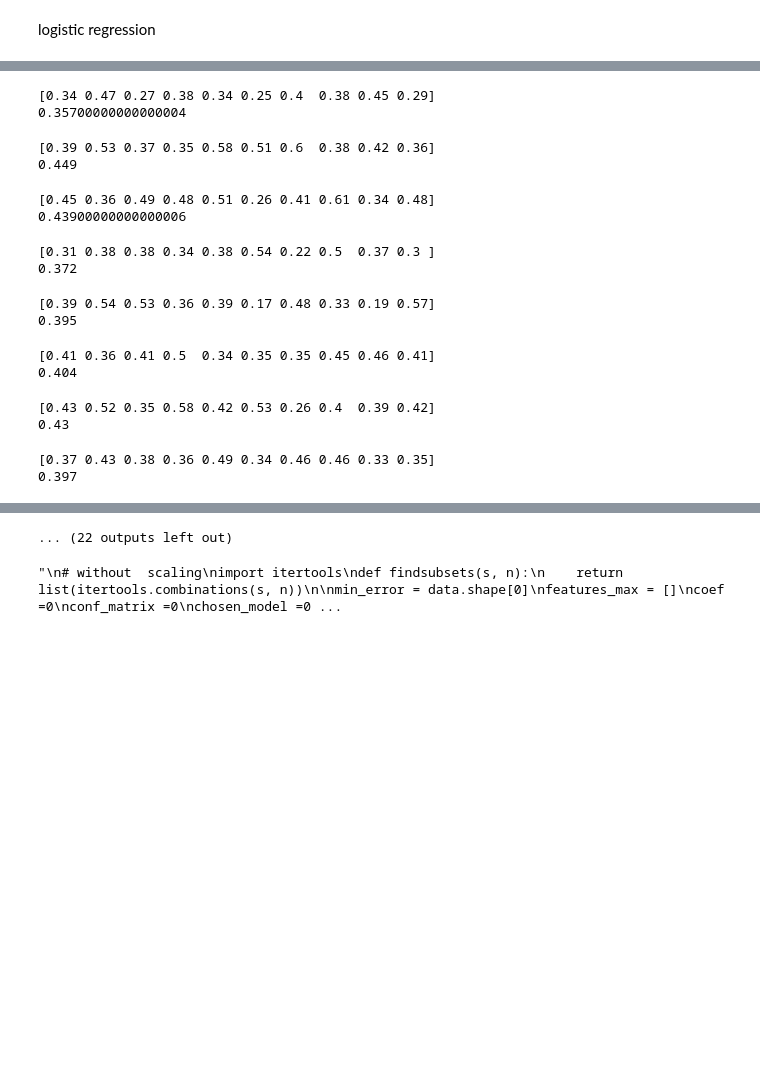
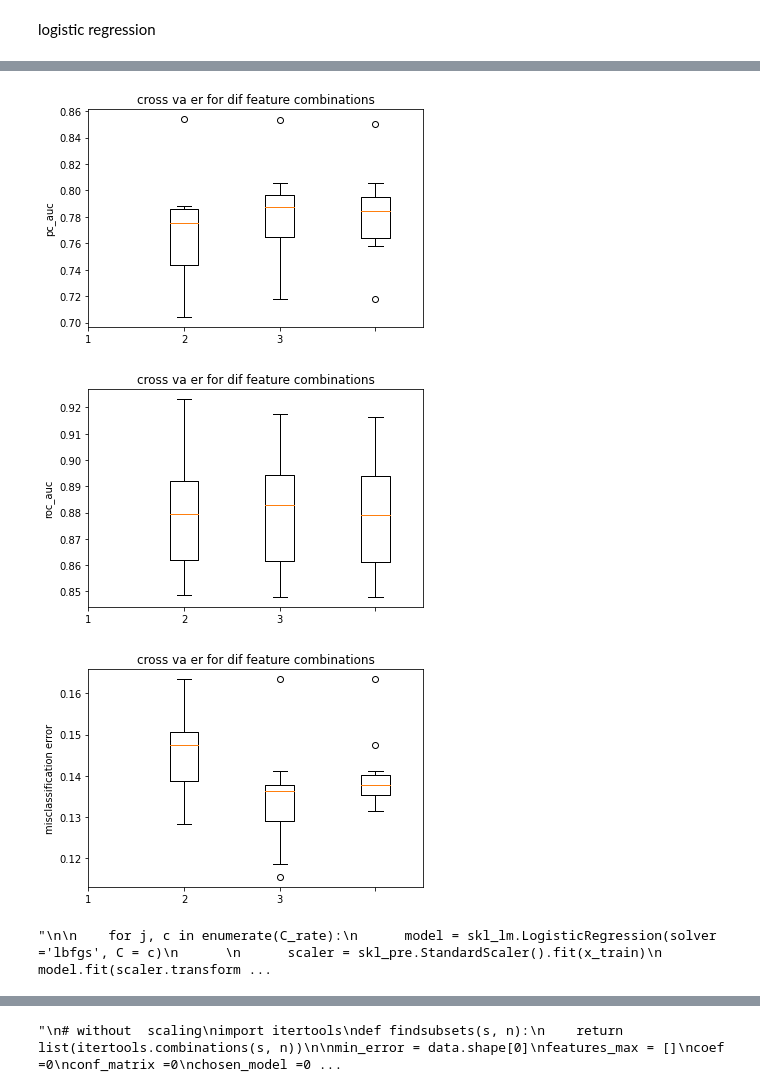
Before and after one commit to IZ001/Stat-Machine-Learning, a Jupyter notebook: Project_SML.ipynb, the cells around one changed output, grey strips where cells are left out. Drawn from its saved outputs; the diff is of its cells as text; code cells hidden in the pictures; blank space fills up the shorter version.

Commit message:
cross validation of hyper parameters, cross validation of different models, cross validation of r

```diff
--- a/Project_SML.ipynb
+++ b/Project_SML.ipynb
@@ -291,14 +291,14 @@ roc_auc_max = 0
 f1_a = 0
 
 s = {'Number words female', 'Total words', 'Number of words lead', 'Difference in words lead and co-lead', 'Number of male actors', 'Year', 'Number of female actors', 'Number words male', 'Gross', 'Mean Age Male', 'Mean Age Female','Age Lead', 'Age Co-Lead'}
-n = 10
+n = 13
 
 # define model
 
 #weights = {0:1.0, 1:3.0}
 #model = skl_lm.LogisticRegression(solver ='lbfgs', class_weight=weights)
 # liblinear, 'lbfgs'
-model = skl_lm.LogisticRegression(solver ='liblinear')
+model = skl_lm.LogisticRegression(solver ='liblinear',C = 0.04716237184469433, penalty = 'l1')
 
 subsets = findsubsets(s, n)
 for s in subsets:
@@ -307,7 +307,7 @@ for s in subsets:
   #input_variables = ['Number of male actors', 'Gross', 'Mean Age Male', 'Age Lead', 'Number of words lead', 'Difference in words lead and co-lead', 'Year', 'Age Co-Lead', 'Number of female actors', 'Number words female']
   #[[-0.63744641  1.71961313 -2.05033302  0.02429466  0.58819222  1.43915913
   #-1.52387598  0.13443677  0.05252372 -0.25325762]]
-  input_variables = ['Number of male actors', 'Gross', 'Mean Age Male', 'Age Lead', 'Number of words lead', 'Difference in words lead and co-lead', 'Year', 'Age Co-Lead', 'Number of female actors', 'Number words female']
+  #input_variables = ['Number of male actors', 'Difference in words lead and co-lead', 'Number words female', 'Number of female actors', 'Age Co-Lead', 'Age Lead', 'Mean Age Male', 'Number of words lead']
   #[[-5.30473847e-02  8.50788826e-04 -1.05862478e-03 -1.38213617e-03
    #5.10226686e-02  7.60804437e-01 -8.04861665e-04 -2.01712390e-05
    #6.42714045e-03 -6.60983951e-05]]
@@ -432,7 +433,7 @@ def find_r(prob, y_test):
 
 # cross-validation of r
 #import sklearn.model_selection as skl_ms
-features =['Number of male actors', 'Difference in words lead and co-lead', 'Number words female', 'Number of female actors', 'Age Co-Lead', 'Age Lead', 'Mean Age Male', 'Number of words lead']
+features =['Number of male actors', 'Gross', 'Mean Age Male', 'Age Lead', 'Number of words lead', 'Difference in words lead and co-lead', 'Year', 'Age Co-Lead', 'Number of female actors', 'Number words female', 'Total words', 'Mean Age Female', 'Number words male']
 
 def calculate_average_r(features, X, y):
   n_runs = 10
@@ -454,8 +455,8 @@ def calculate_average_r(features, X, y):
 
     tr_rates_n[i] = find_r(predict_prob, y_val)
 
-  print(tr_rates_n)
-  print(np.average(tr_rates_n))
+  #print(tr_rates_n)
+  #print(np.average(tr_rates_n))
   return np.average(tr_rates_n)
 
 
@@ -475,6 +476,7 @@ n_runs = 10
 pc_auc_n =np.zeros((n_runs, len(features_list)))
 roc_auc_n = np.zeros((n_runs, len(features_list)))
 misclassification_n = np.zeros((n_runs, len(features_list)))
+tr_rate_models = []
 
 X = data.drop(columns = 'Lead')
 y = data['Lead']
@@ -492,91 +494,35 @@ for i in range(n_runs):
     predict_prob = model.predict_proba(scaler.transform(X_val[features]))
     # calculate the metrics
     precision, recall, _ = precision_recall_curve(y_val, predict_prob[:,1])
 
     pc_auc_n[i,j] = auc(recall, precision)
     roc_auc_n[i,j] = roc_auc_score(y_val, predict_prob[:,1])
 
     tr_rate = calculate_average_r(features, X, y)
     prediction = np.where(predict_prob[:,1] > tr_rate, 1, 0)
     misclassification_n[i,j] = (np.mean(prediction != y_val))
 
+    tr_rate_models.append(tr_rate)
 
 plt.boxplot(pc_auc_n)
 plt.title('cross va er for dif feature combinations')
 plt.xticks(np.arange(len(features_list)+1))
 plt.ylabel('pc_auc')
 plt.show()
 
 plt.boxplot(roc_auc_n)
 plt.title('cross va er for dif feature combinations')
 plt.xticks(np.arange(len(features_list)+1))
 plt.ylabel('roc_auc')
 plt.show()
 
 plt.boxplot(misclassification_n)
 plt.title('cross va er for dif feature combinations')
 plt.xticks(np.arange(len(features_list)+1))
 plt.ylabel('misclassification error')
 plt.show()
-
-'''
-
-    for j, c in enumerate(C_rate):
-      model = skl_lm.LogisticRegression(solver ='lbfgs', C = c)
-
-      scaler = skl_pre.StandardScaler().fit(x_train)
-      model.fit(scaler.transform(X_train, y_train )
-
-      predict_prob = model.predict_proba(scaler.transform(X_val))
-      # calculate the precision-recall auc
-      precision, recall, _ = precision_recall_curve(y_test, predict_prob[:,1])
-      pc_auc = auc(recall, precision)
-      f1[i,j] =
-
-
-      predict_prob = model.predict_proba(scaler.transform(X_val))
-
-
-
-      P = np.sum(y_test == positive_class)
-
-      prediction = np.empty(len(x_test), dtype ='object')
-
-      tr_val = np.linspace(0.00 , 1, num =101)
-      #print(model.classes_)
-      f1_max = 0
-      k_f1 = 0
-
-      for k in tr_val:
-        prediction = np.where(prob[:,1] > k, positive_class, negative_class)
-        P_star = np.sum(prediction == positive_class)
-        tr_pos = np.sum((prediction == y_test)&(prediction == positive_class))
-
-        rec = tr_pos/P
-        prec = tr_pos/P_star
-
-        f1 = 2*prec*rec/(prec+rec)
-        if f1_max < f1:
-          f1_max =f1
-          k_f1 = k
-
-      prediction_class = np.where(predict_prob[:,1] > k_f1, 1, 0)
-
-'''
 # %% [output]
+[figure, added]
+[figure, added]
+[figure, added]
-[0.34 0.47 0.27 0.38 0.34 0.25 0.4  0.38 0.45 0.29]
-0.35700000000000004
+"\n\n    for j, c in enumerate(C_rate):\n      model = skl_lm.LogisticRegression(solver ='lbfgs', C = c)\n      \n      scaler = skl_pre.StandardScaler().fit(x_train)\n      model.fit(scaler.transform ...
-[0.39 0.53 0.37 0.35 0.58 0.51 0.6  0.38 0.42 0.36]
-0.449
-[0.45 0.36 0.49 0.48 0.51 0.26 0.41 0.61 0.34 0.48]
-0.43900000000000006
-[0.31 0.38 0.38 0.34 0.38 0.54 0.22 0.5  0.37 0.3 ]
-0.372
-[0.39 0.54 0.53 0.36 0.39 0.17 0.48 0.33 0.19 0.57]
-0.395
-[0.41 0.36 0.41 0.5  0.34 0.35 0.35 0.45 0.46 0.41]
-0.404
-[0.43 0.52 0.35 0.58 0.42 0.53 0.26 0.4  0.39 0.42]
-0.43
-[0.37 0.43 0.38 0.36 0.49 0.34 0.46 0.46 0.33 0.35]
-0.397
@@ -591 +528,0 @@ plt.show()
-... (22 outputs left out)
```
Also changed, not shown: parts of 3 cells of this notebook.
